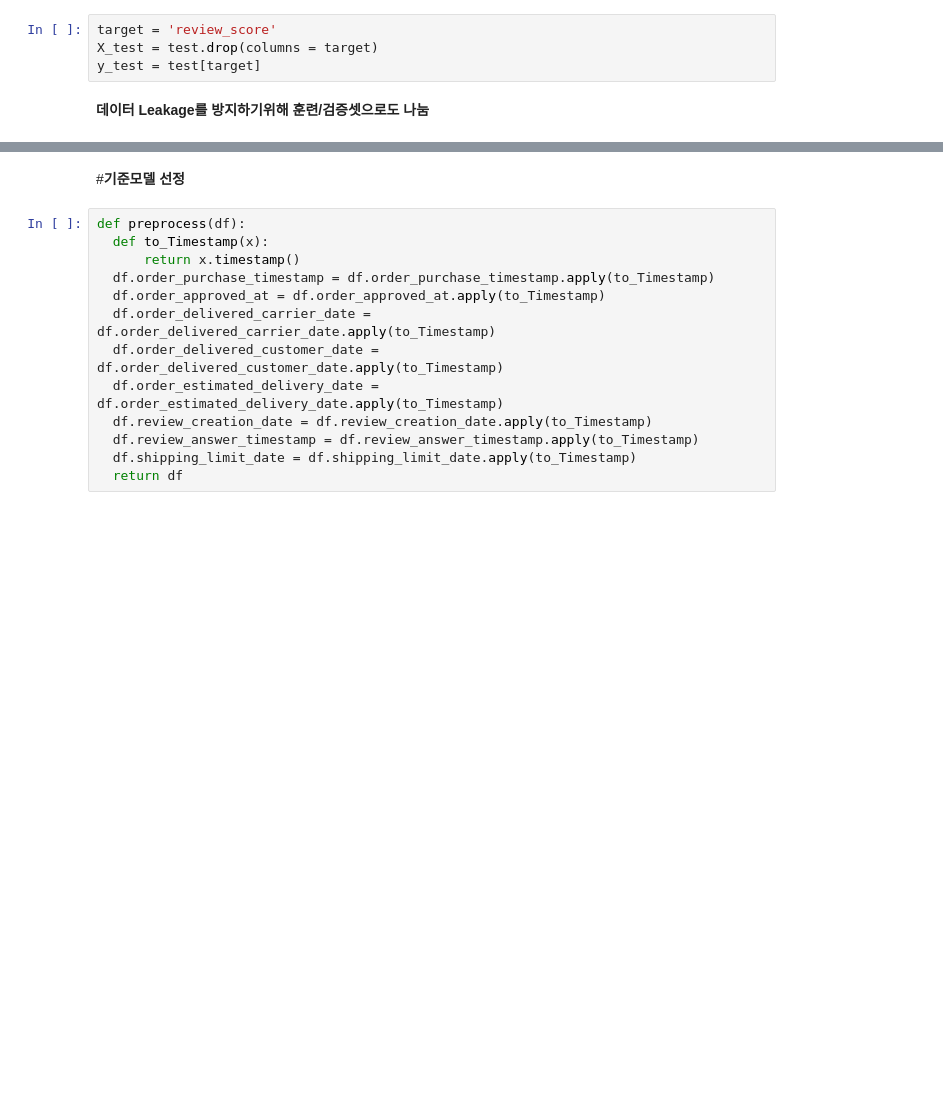
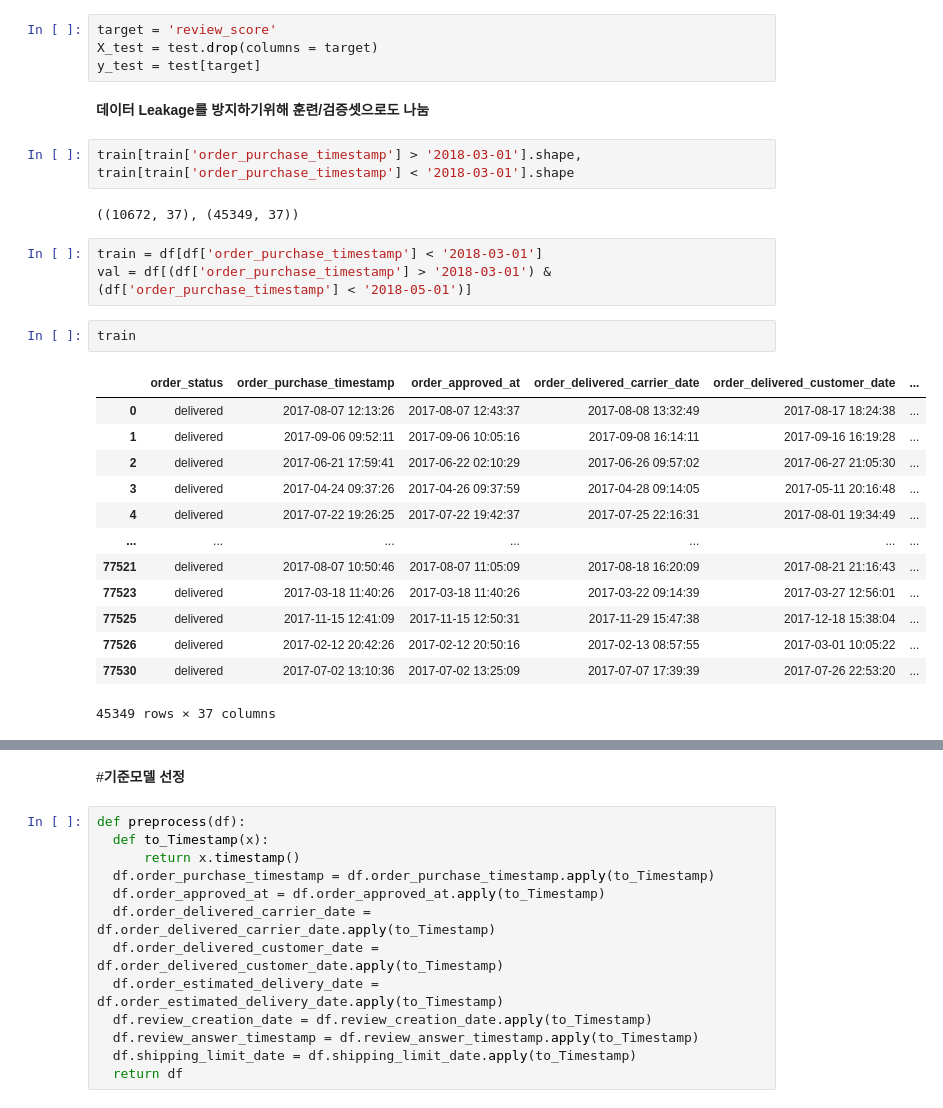
Before and after one commit to vkekd25/Codestates_Brazil_E_Commerce, a Jupyter notebook: Sc2_Project.ipynb, the cells around one changed output, grey strips where cells are left out. Cells and saved outputs as stored; diff of their text form; blank space fills up the shorter version.

```diff
--- a/Sc2_Project.ipynb
+++ b/Sc2_Project.ipynb
@@ -789,3 +806,26 @@ X_test = test.drop(columns = target)
 y_test = test[target]
 # %% [markdown]
 **데이터 Leakage를 방지하기위해 훈련/검증셋으로도 나눔**
+# %%
+train[train['order_purchase_timestamp'] > '2018-03-01'].shape, train[train['order_purchase_timestamp'] < '2018-03-01'].shape
+# %% [output]
+((10672, 37), (45349, 37))
+# %%
+train = df[df['order_purchase_timestamp'] < '2018-03-01']
+val = df[(df['order_purchase_timestamp'] > '2018-03-01') & (df['order_purchase_timestamp'] < '2018-05-01')]
+# %%
+train
+# %% [output]
+|  | order_status | order_purchase_timestamp | order_approved_at | order_delivered_carrier_date | order_delivered_customer_date | ... |
+| 0 | delivered | 2017-08-07 12:13:26 | 2017-08-07 12:43:37 | 2017-08-08 13:32:49 | 2017-08-17 18:24:38 | ... |
+| 1 | delivered | 2017-09-06 09:52:11 | 2017-09-06 10:05:16 | 2017-09-08 16:14:11 | 2017-09-16 16:19:28 | ... |
+| 2 | delivered | 2017-06-21 17:59:41 | 2017-06-22 02:10:29 | 2017-06-26 09:57:02 | 2017-06-27 21:05:30 | ... |
+| 3 | delivered | 2017-04-24 09:37:26 | 2017-04-26 09:37:59 | 2017-04-28 09:14:05 | 2017-05-11 20:16:48 | ... |
+| 4 | delivered | 2017-07-22 19:26:25 | 2017-07-22 19:42:37 | 2017-07-25 22:16:31 | 2017-08-01 19:34:49 | ... |
+| ... | ... | ... | ... | ... | ... | ... |
+| 77521 | delivered | 2017-08-07 10:50:46 | 2017-08-07 11:05:09 | 2017-08-18 16:20:09 | 2017-08-21 21:16:43 | ... |
+| 77523 | delivered | 2017-03-18 11:40:26 | 2017-03-18 11:40:26 | 2017-03-22 09:14:39 | 2017-03-27 12:56:01 | ... |
+| 77525 | delivered | 2017-11-15 12:41:09 | 2017-11-15 12:50:31 | 2017-11-29 15:47:38 | 2017-12-18 15:38:04 | ... |
+| 77526 | delivered | 2017-02-12 20:42:26 | 2017-02-12 20:50:16 | 2017-02-13 08:57:55 | 2017-03-01 10:05:22 | ... |
+| 77530 | delivered | 2017-07-02 13:10:36 | 2017-07-02 13:25:09 | 2017-07-07 17:39:39 | 2017-07-26 22:53:20 | ... |
+45349 rows × 37 columns
```
Also changed, not shown: parts of 53 cells of this notebook.
